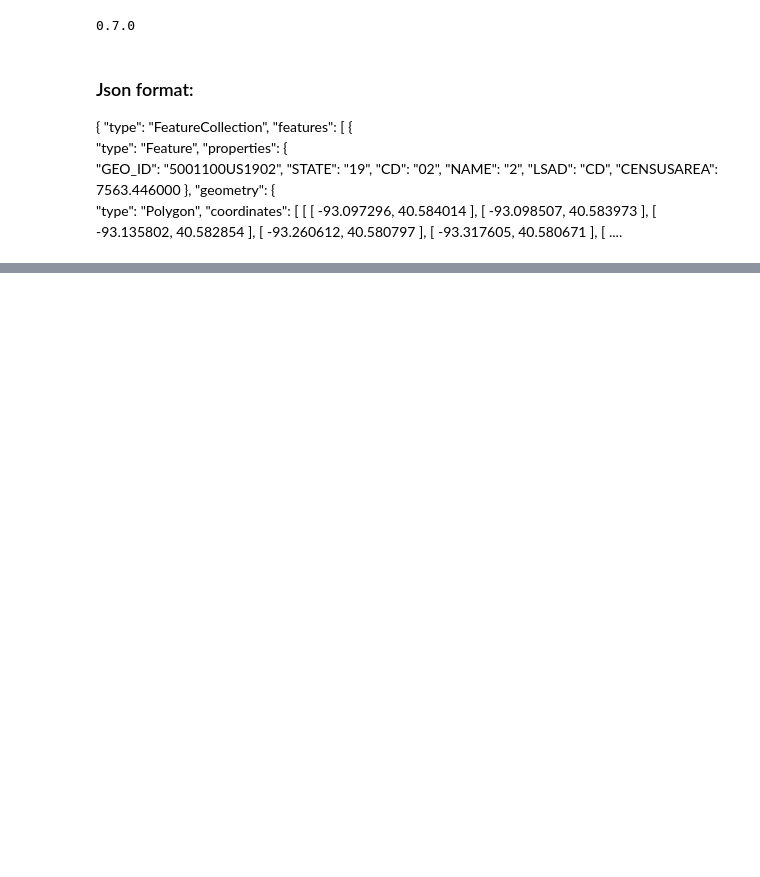
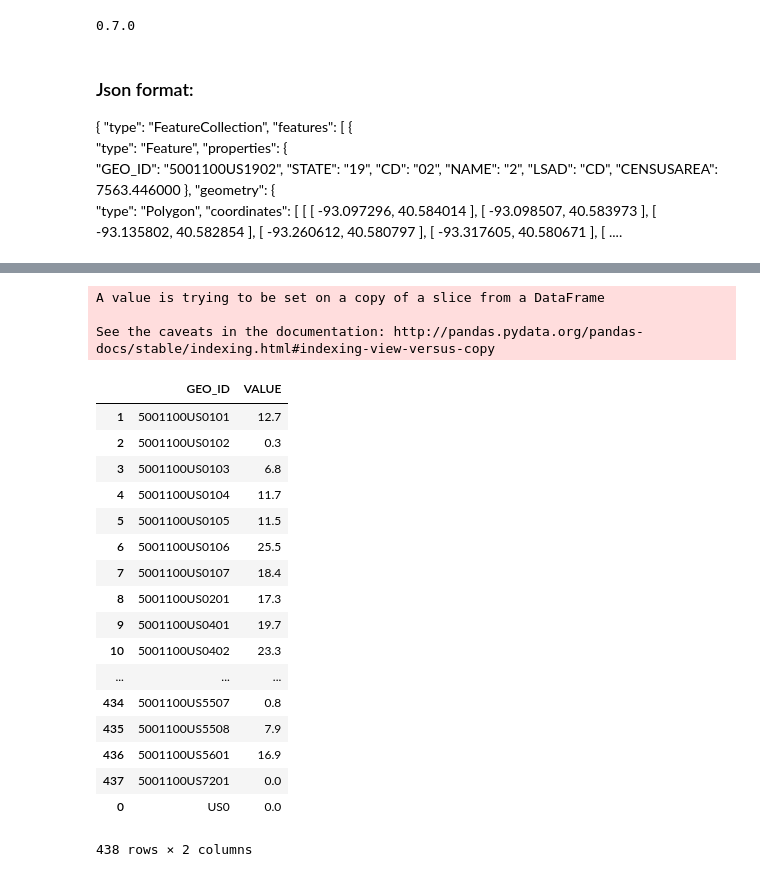
Before and after one commit to GregPoppe/opioid_project, a Jupyter notebook: geojsonmap.ipynb, the cells around one changed output, grey strips where cells are left out. Cells and saved outputs as stored; diff of their text form; code cells hidden in the pictures; blank space fills up the shorter version.

```diff
--- a/geojsonmap.ipynb
+++ b/geojsonmap.ipynb
@@ -84,0 +76,33 @@ colormap
+# %%
+clnDeathsf_df=clnDeaths_df[['GEO_ID','VALUE']]
+clnDeathsf_df.head()
+# some like 5001100US1905 are not in opiod data so make them value=0#
+#missing=getMissingIds()  #return list of IDs not in opiod data
+#missing_dic={"5001100US1905":0}
+#clnDeathsf_df..         '5001100US1905'
+
+clnDeathsf_df.loc[-1] =['US0',0]
+clnDeathsf_df.index = clnDeathsf_df.index + 1
+clnDeathsf_df.sort_values('GEO_ID')
+# %% [output]
+A value is trying to be set on a copy of a slice from a DataFrame
+
+See the caveats in the documentation: http://pandas.pydata.org/pandas-docs/stable/indexing.html#indexing-view-versus-copy
+|  | GEO_ID | VALUE |
+| 1 | 5001100US0101 | 12.7 |
+| 2 | 5001100US0102 | 0.3 |
+| 3 | 5001100US0103 | 6.8 |
+| 4 | 5001100US0104 | 11.7 |
+| 5 | 5001100US0105 | 11.5 |
+| 6 | 5001100US0106 | 25.5 |
+| 7 | 5001100US0107 | 18.4 |
+| 8 | 5001100US0201 | 17.3 |
+| 9 | 5001100US0401 | 19.7 |
+| 10 | 5001100US0402 | 23.3 |
+| ... | ... | ... |
+| 434 | 5001100US5507 | 0.8 |
+| 435 | 5001100US5508 | 7.9 |
+| 436 | 5001100US5601 | 16.9 |
+| 437 | 5001100US7201 | 0.0 |
+| 0 | US0 | 0.0 |
+438 rows × 2 columns
```
Also changed, not shown: parts of 11 cells of this notebook.
